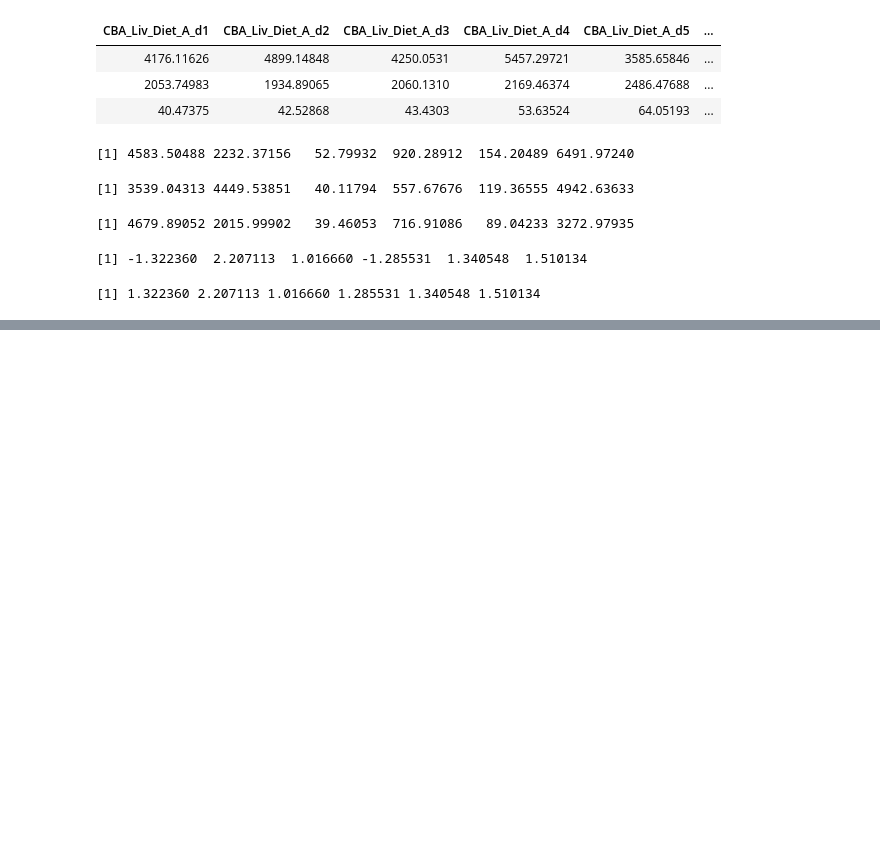
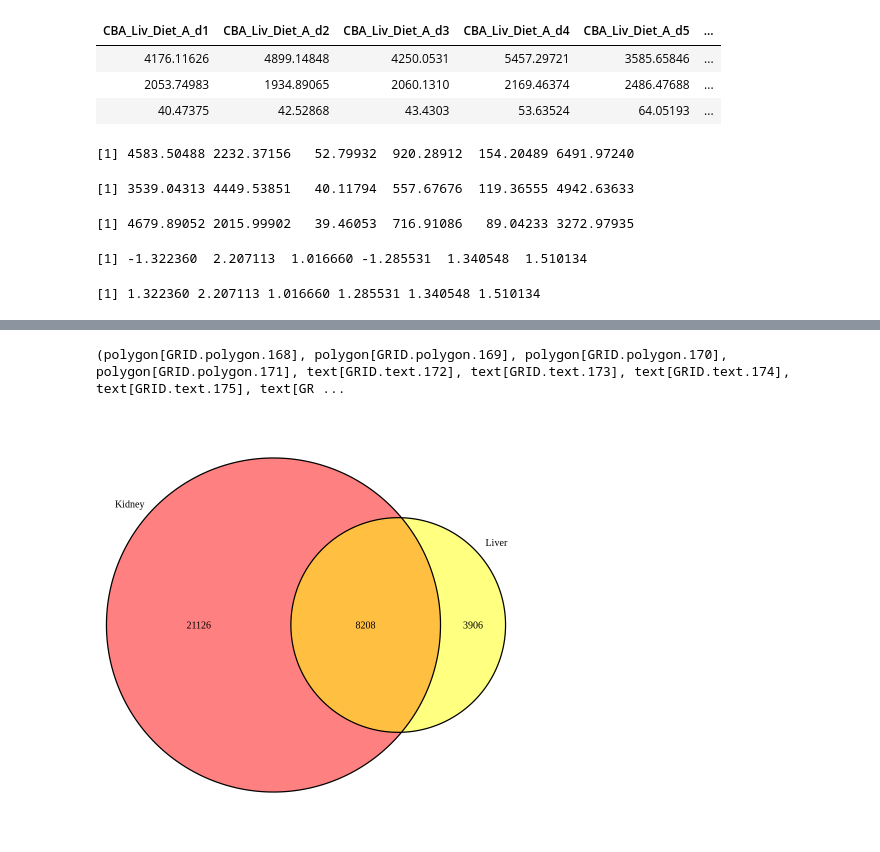
Before and after one commit to almedida/thesis, a Jupyter notebook: t_test.ipynb, the cells around one changed output, grey strips where cells are left out. Drawn from its saved outputs; the diff is of its cells as text; code cells hidden in the pictures; blank space fills up the shorter version.

```diff
--- a/t_test.ipynb
+++ b/t_test.ipynb
@@ -131,0 +208,7 @@ write.csv(abs_f, "f_changeKidneyNew.csv")
+# %%
+draw.pairwise.venn(area1=dataKidney0_1, area2=dataLiver0_1,cross.area=dataIntersection0_1,
+                   category=c("Kidney","Liver"),fill=c("Red","Yellow"),
+                   )
+# %% [output]
+(polygon[GRID.polygon.168], polygon[GRID.polygon.169], polygon[GRID.polygon.170], polygon[GRID.polygon.171], text[GRID.text.172], text[GRID.text.173], text[GRID.text.174], text[GRID.text.175], text[GR ...
+[figure, added]
```
Also changed, not shown: parts of 11 cells of this notebook.
